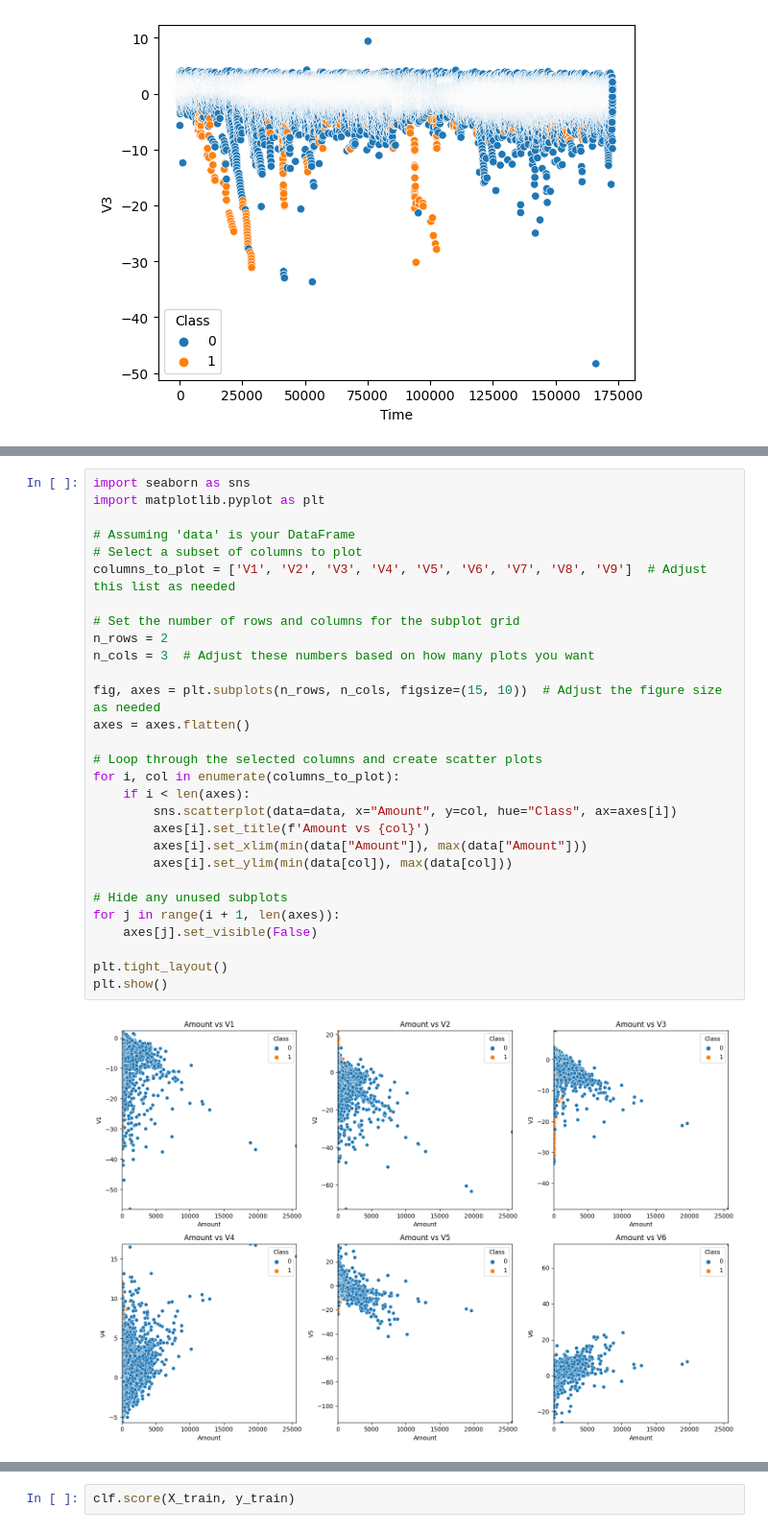
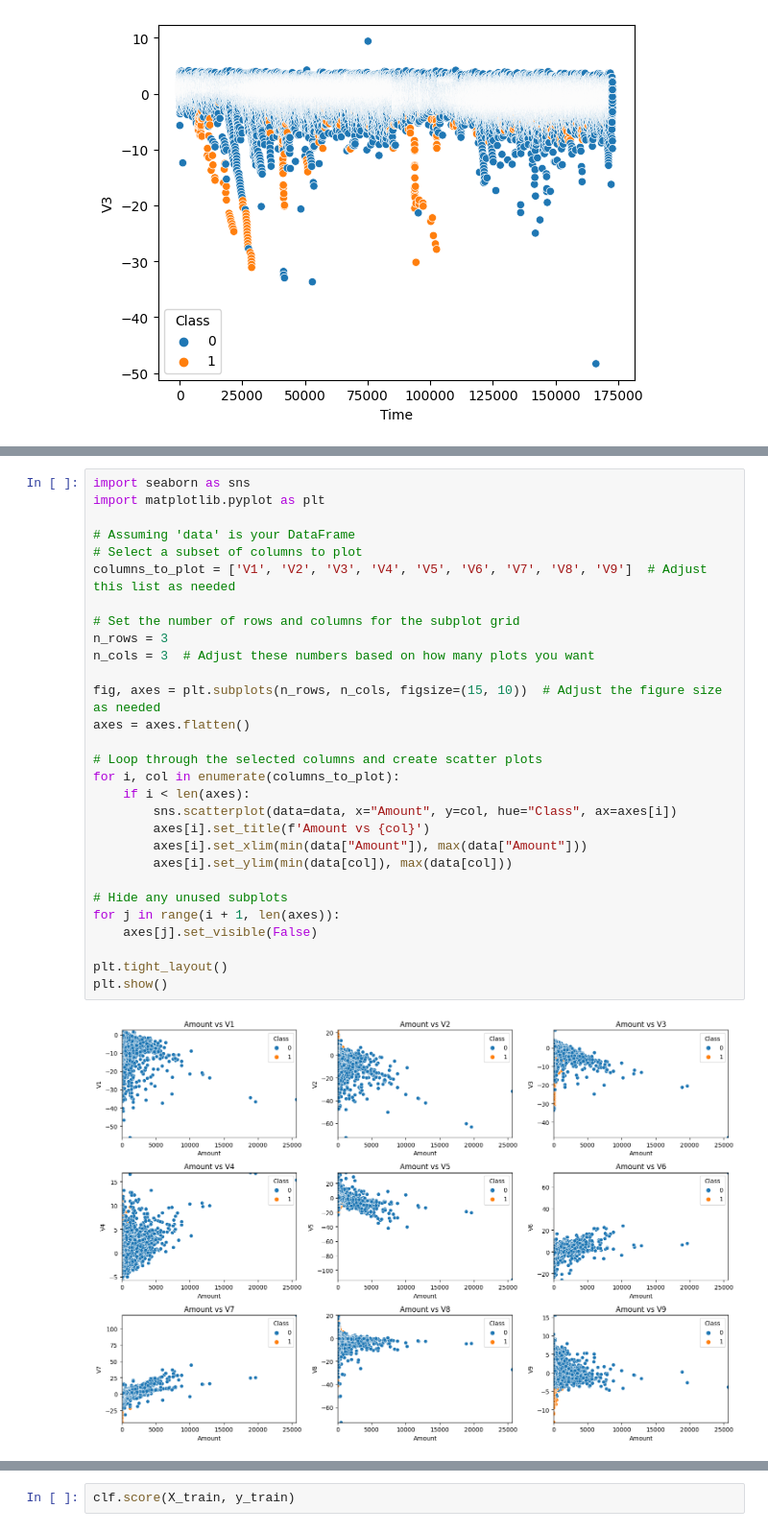
Before and after one commit to prasys/qrc-mlteamprojects, a Jupyter notebook: ML_Team_Project.ipynb, the cells around one changed output, grey strips where cells are left out. Shown at 96% size. Cells and saved outputs as stored; diff of their text form.

```diff
--- a/ML_Team_Project.ipynb
+++ b/ML_Team_Project.ipynb
@@ -204,31 +252,31 @@ sns.scatterplot(data=data, x="Time", y="V3", hue="Class")
 # %%
 import seaborn as sns
 import matplotlib.pyplot as plt
 
 # Assuming 'data' is your DataFrame
 # Select a subset of columns to plot
 columns_to_plot = ['V1', 'V2', 'V3', 'V4', 'V5', 'V6', 'V7', 'V8', 'V9']  # Adjust this list as needed
 
 # Set the number of rows and columns for the subplot grid
-n_rows = 2
+n_rows = 3
 n_cols = 3  # Adjust these numbers based on how many plots you want
 
 fig, axes = plt.subplots(n_rows, n_cols, figsize=(15, 10))  # Adjust the figure size as needed
 axes = axes.flatten()
 
 # Loop through the selected columns and create scatter plots
 for i, col in enumerate(columns_to_plot):
     if i < len(axes):
         sns.scatterplot(data=data, x="Amount", y=col, hue="Class", ax=axes[i])
         axes[i].set_title(f'Amount vs {col}')
         axes[i].set_xlim(min(data["Amount"]), max(data["Amount"]))
         axes[i].set_ylim(min(data[col]), max(data[col]))
 
 # Hide any unused subplots
 for j in range(i + 1, len(axes)):
     axes[j].set_visible(False)
 
 plt.tight_layout()
 plt.show()
 # %% [output]
-[figure, old version]
+[figure, new version]
```
Also changed, not shown: parts of 18 cells of this notebook.
